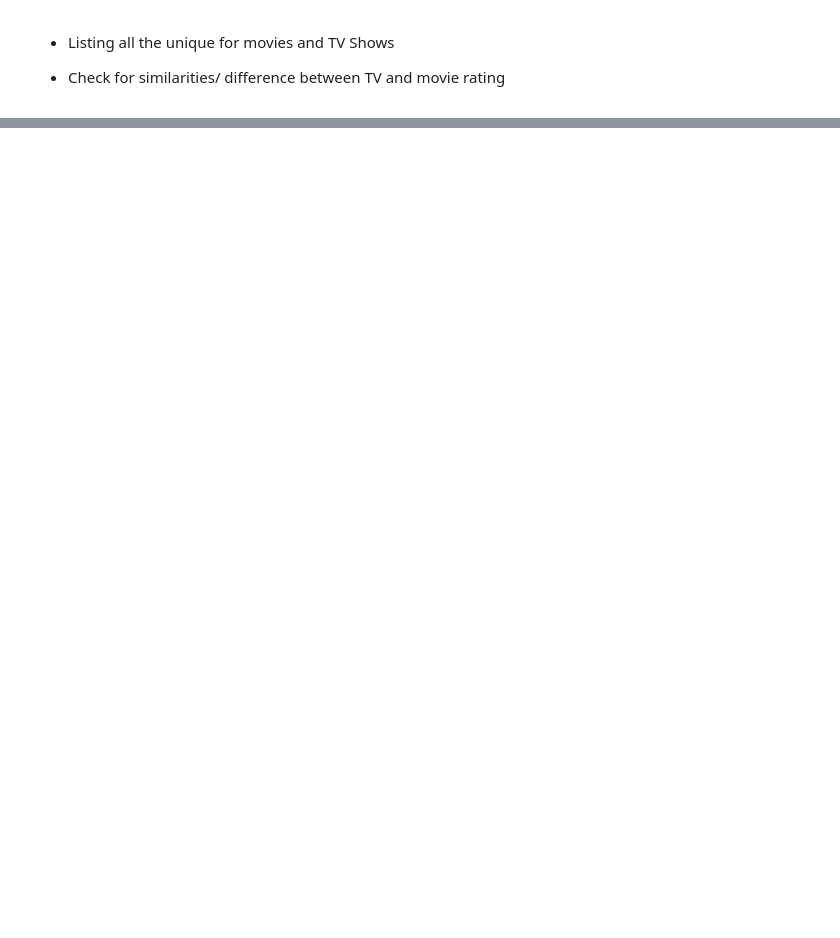
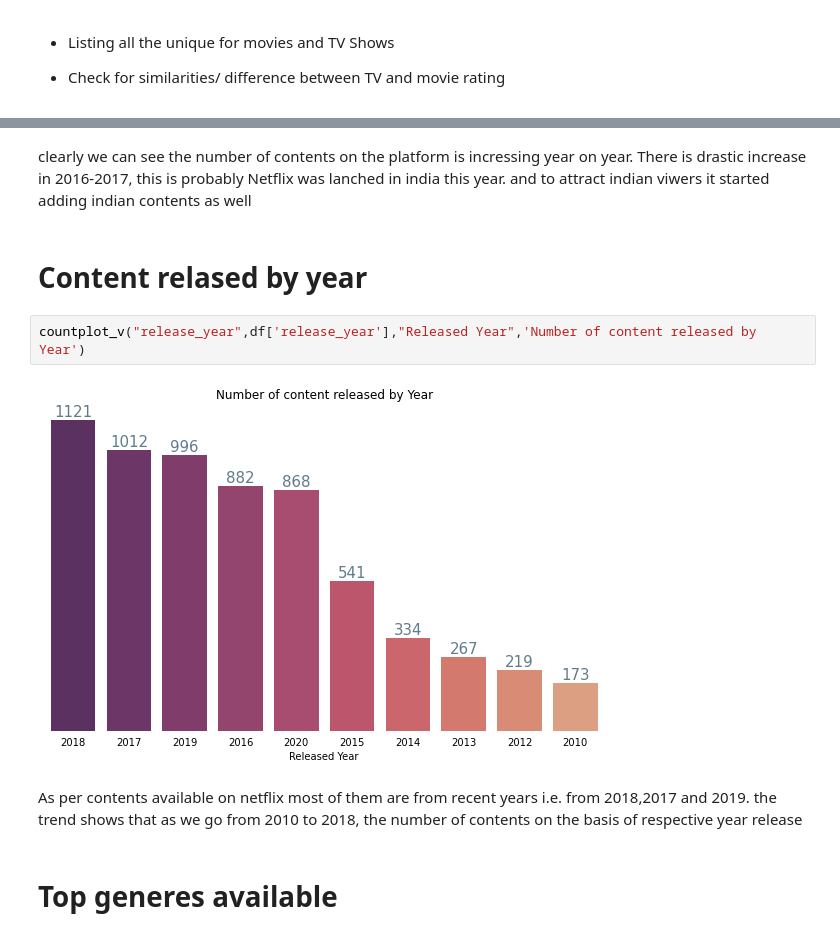
Before and after one commit to ajitpadole/-Netflix-Movies-and-TV-Shows-Clustering, a Jupyter notebook: NETFLIX_MOVIES_AND_TV_SHOWS_CLUSTERING.ipynb, the cells around one changed output, grey strips where cells are left out. Saved outputs shown, nothing was run; the diff lists cells and outputs as text; blank space fills up the shorter version.

```diff
--- a/NETFLIX_MOVIES_AND_TV_SHOWS_CLUSTERING.ipynb
+++ b/NETFLIX_MOVIES_AND_TV_SHOWS_CLUSTERING.ipynb
@@ -271,0 +324,12 @@ df.head()
+# %% [markdown]
+clearly we can see the number of contents on the platform is incressing year on year. There is drastic increase in 2016-2017, this is probably Netflix was lanched in india this year. and to attract indian viwers it started adding indian contents as well
+# %% [markdown]
+# Content relased by year
+# %%
+countplot_v("release_year",df['release_year'],"Released Year",'Number of content released by Year')
+# %% [output]
+[figure, added]
+# %% [markdown]
+As per contents available on netflix most of them are from recent years i.e. from 2018,2017 and 2019. the trend shows that as we go from 2010 to 2018, the number of contents on the basis of respective year release
+# %% [markdown]
+# Top generes available
```
Also changed, not shown: parts of 16 cells of this notebook.
